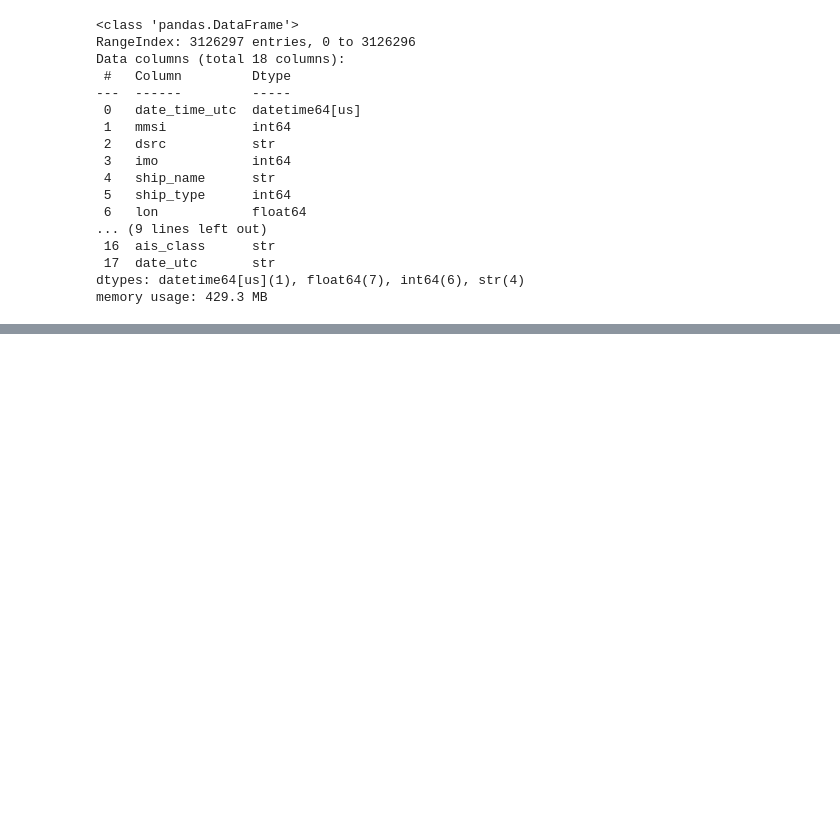
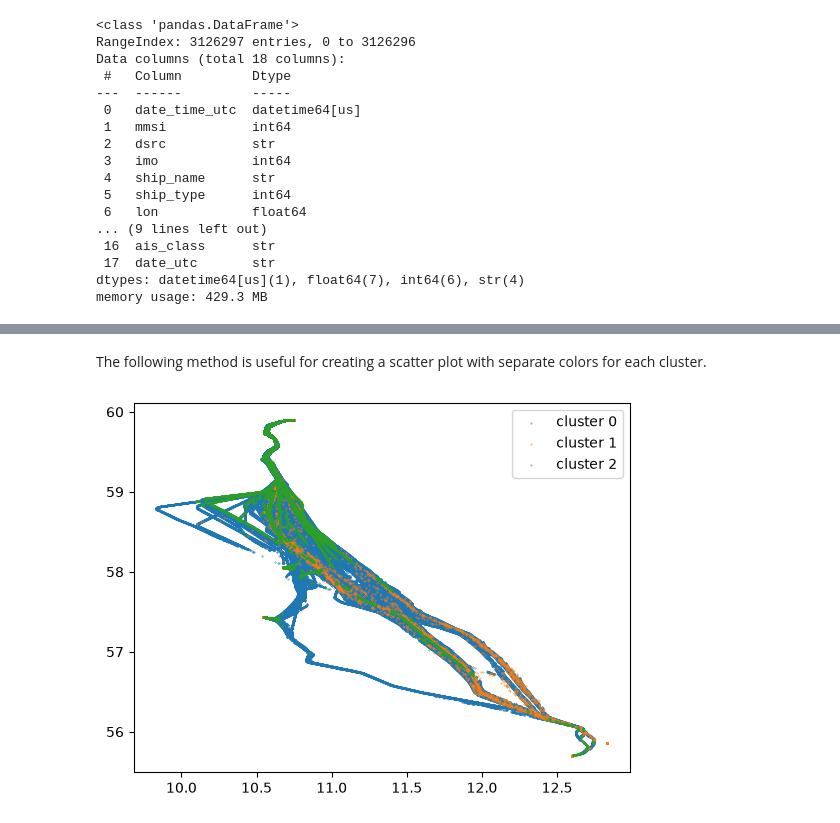
Before and after one commit to SiggyHacker/tmr12-project-, a Jupyter notebook: Notebooks/03_ML_model.ipynb, the cells around one changed output, grey strips where cells are left out. Saved outputs shown, nothing was run; the diff lists cells and outputs as text; code cells hidden in the pictures; blank space fills up the shorter version.

```diff
--- a/Notebooks/03_ML_model.ipynb
+++ b/Notebooks/03_ML_model.ipynb
@@ -55,0 +62,5 @@ Name: count, dtype: int64
+# %%
+km = cluster.KMeans(3, random_state=0)
+# %%
+aisdata["cluster"] = km.fit_predict(aisdata[["speed"]])
+aisdata.head()
@@ -55,0 +84,14 @@ Name: count, dtype: int64
+# %% [markdown]
+The following method is useful for creating a scatter plot with separate colors for each cluster.
+# %%
+def plot_clusters(df):
+    for cluster in sorted(df["cluster"].unique()):
+        sub_df = df[df["cluster"]==cluster]
+        plt.scatter(sub_df["lon"], sub_df["lat"], s=0.1, label=f"cluster {cluster}")
+    plt.legend(loc="upper right")
+# %%
+%%time
+plot_clusters(aisdata)
+plt.show()
+# %% [output]
+[figure, added]
```
Also changed, not shown: parts of 11 cells of this notebook.
